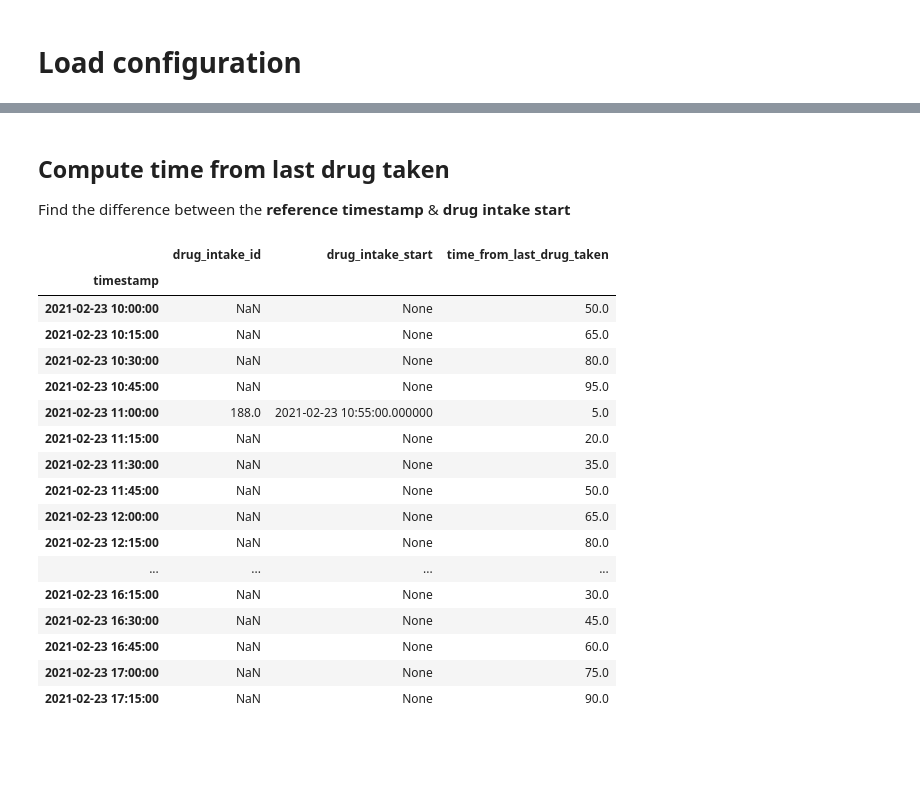
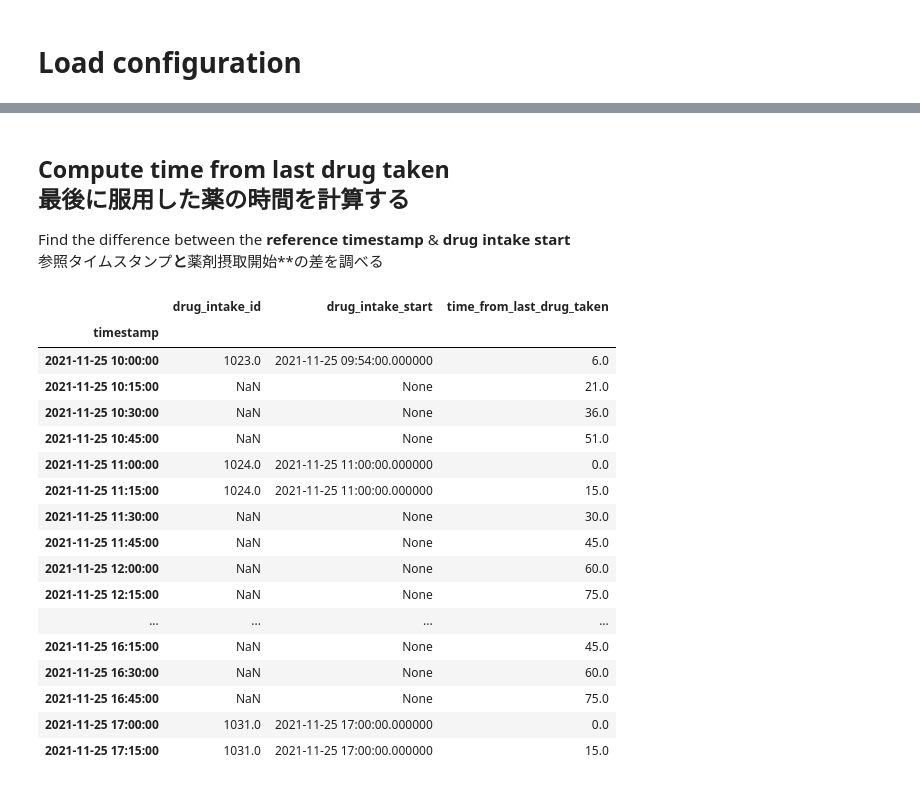
Before and after one commit to sozo-lab/abc2023-wearingoffchallenge, a Jupyter notebook: notebooks/1 - Processing.ipynb, the cells around one changed output, grey strips where cells are left out. Cells and saved outputs as stored; diff of their text form; code cells hidden in the pictures; blank space fills up the shorter version.

```diff
--- a/notebooks/1 - Processing.ipynb
+++ b/notebooks/1 - Processing.ipynb
@@ -508,0 +768,9 @@ combined_data["final_wearing_off"] = (
+# %%
+# Train set
+# 訓練セット
+final_symptoms = combined_data.apply(
+  lambda row: generate_final_symptoms(row), axis=1
+)
+
+final_symptoms.columns = symptoms
+combined_data = combined_data.merge(final_symptoms, on='timestamp', how='left')
@@ -576,14 +882,18 @@ combined_data.loc[:, ['final_wearing_off',
 # %%
-# Compute wearing-off duration until the next reported wearing-off
-combined_data['wo_duration'] = (
-  pd.to_datetime(combined_data.index) -
-  pd.to_datetime(combined_data['wo_start'])
-) / np.timedelta64(1, TARGET_FREQ_UNIT2)
+# # Compute wearing-off duration until the next reported wearing-off
+# # 次に報告される着用オフまでの着用オフ期間を計算します
 
-gid = combined_data['wo_duration'].notnull().cumsum()
-dg = combined_data.groupby(gid)
-base = dg['wo_duration'].transform('last')
-combined_data['wo_duration'] = (base + (dg.cumcount()) * TARGET_FREQ_AS_INT)
+# # TRAIN SET
+# # 訓練セット
+# combined_data['wo_duration'] = (
+#   pd.to_datetime(combined_data.index) -
+#   pd.to_datetime(combined_data['wo_start'])
+# ) / np.timedelta64(1, TARGET_FREQ_UNIT2)
 
-combined_data.loc[:, ['final_wearing_off',
-                      'wo_duration', 'wo_start']].iloc[120:145]
+# gid = combined_data['wo_duration'].notnull().cumsum()
+# dg = combined_data.groupby(gid)
+# base = dg['wo_duration'].transform('last')
+# combined_data['wo_duration'] = (base + (dg.cumcount()) * TARGET_FREQ_AS_INT)
+
+# combined_data.loc[:, ['final_wearing_off',
+#                       'wo_duration', 'wo_start']].iloc[123:139]
@@ -609,44 +900,50 @@ combined_data.loc[:, ['final_wearing_off',
 # %% [markdown]
-## Compute time from last drug taken
+## Compute time from last drug taken <br> 最後に服用した薬の時間を計算する
 
-Find the difference between the **reference timestamp** & **drug intake start**
+Find the difference between the **reference timestamp** & **drug intake start** <br>
+参照タイムスタンプ**と**薬剤摂取開始**の差を調べる
 # %%
 # Compute time from last drug intake
+# 最後の薬の服用からの時間を計算します
+
+# TRAIN SET
+# 訓練セット
 combined_data['time_from_last_drug_taken'] = (
   pd.to_datetime(combined_data.index) -
   pd.to_datetime(combined_data['drug_intake_start'])
 ) / np.timedelta64(1, TARGET_FREQ_UNIT2)
 
 # Then, fill records after drug intake report by adding target frequency
+# 次に、ターゲット周波数を追加して、薬の服用報告後のレコードを埋めます
 gid = combined_data['time_from_last_drug_taken'].notnull().cumsum()
 dg = combined_data.groupby(gid)
 base = dg['time_from_last_drug_taken'].transform('last')
 combined_data['time_from_last_drug_taken'] = (
   base + (dg.cumcount()) * TARGET_FREQ_AS_INT)
 
 if combined_data['time_from_last_drug_taken'].isna().any():
-  combined_data['time_from_last_drug_taken'] = combined_data['time_from_last_drug_taken'].fillna(
-    0)
+  combined_data['time_from_last_drug_taken'] = \
+    combined_data['time_from_last_drug_taken'].fillna(0)
 
 combined_data.loc[:, ['drug_intake_id', 'drug_intake_start',
                       'time_from_last_drug_taken']].iloc[40:70]
 # %% [output]
 |  | drug_intake_id | drug_intake_start | time_from_last_drug_taken |
 | timestamp |  |  |  |
-| 2021-02-23 10:00:00 | NaN | None | 50.0 |
-| 2021-02-23 10:15:00 | NaN | None | 65.0 |
-| 2021-02-23 10:30:00 | NaN | None | 80.0 |
-| 2021-02-23 10:45:00 | NaN | None | 95.0 |
-| 2021-02-23 11:00:00 | 188.0 | 2021-02-23 10:55:00.000000 | 5.0 |
-| 2021-02-23 11:15:00 | NaN | None | 20.0 |
-| 2021-02-23 11:30:00 | NaN | None | 35.0 |
-| 2021-02-23 11:45:00 | NaN | None | 50.0 |
-| 2021-02-23 12:00:00 | NaN | None | 65.0 |
-| 2021-02-23 12:15:00 | NaN | None | 80.0 |
+| 2021-11-25 10:00:00 | 1023.0 | 2021-11-25 09:54:00.000000 | 6.0 |
+| 2021-11-25 10:15:00 | NaN | None | 21.0 |
+| 2021-11-25 10:30:00 | NaN | None | 36.0 |
+| 2021-11-25 10:45:00 | NaN | None | 51.0 |
+| 2021-11-25 11:00:00 | 1024.0 | 2021-11-25 11:00:00.000000 | 0.0 |
+| 2021-11-25 11:15:00 | 1024.0 | 2021-11-25 11:00:00.000000 | 15.0 |
+| 2021-11-25 11:30:00 | NaN | None | 30.0 |
+| 2021-11-25 11:45:00 | NaN | None | 45.0 |
+| 2021-11-25 12:00:00 | NaN | None | 60.0 |
+| 2021-11-25 12:15:00 | NaN | None | 75.0 |
 | ... | ... | ... | ... |
-| 2021-02-23 16:15:00 | NaN | None | 30.0 |
-| 2021-02-23 16:30:00 | NaN | None | 45.0 |
-| 2021-02-23 16:45:00 | NaN | None | 60.0 |
-| 2021-02-23 17:00:00 | NaN | None | 75.0 |
-| 2021-02-23 17:15:00 | NaN | None | 90.0 |
+| 2021-11-25 16:15:00 | NaN | None | 45.0 |
+| 2021-11-25 16:30:00 | NaN | None | 60.0 |
+| 2021-11-25 16:45:00 | NaN | None | 75.0 |
+| 2021-11-25 17:00:00 | 1031.0 | 2021-11-25 17:00:00.000000 | 0.0 |
+| 2021-11-25 17:15:00 | 1031.0 | 2021-11-25 17:00:00.000000 | 15.0 |
 # %% [markdown]
```
Also changed, not shown: parts of 83 cells of this notebook, 30 other files.
